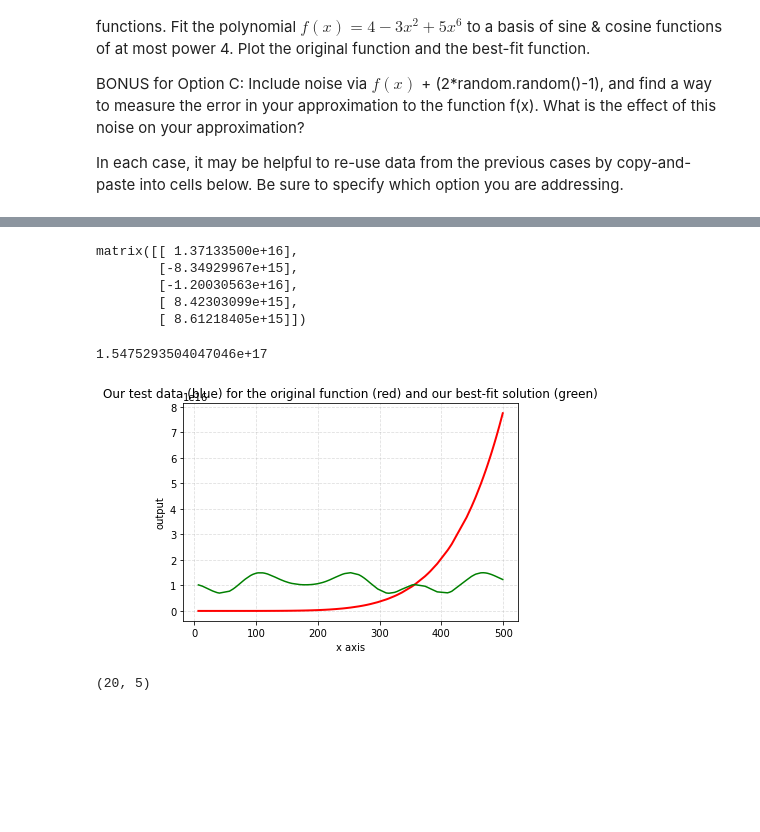
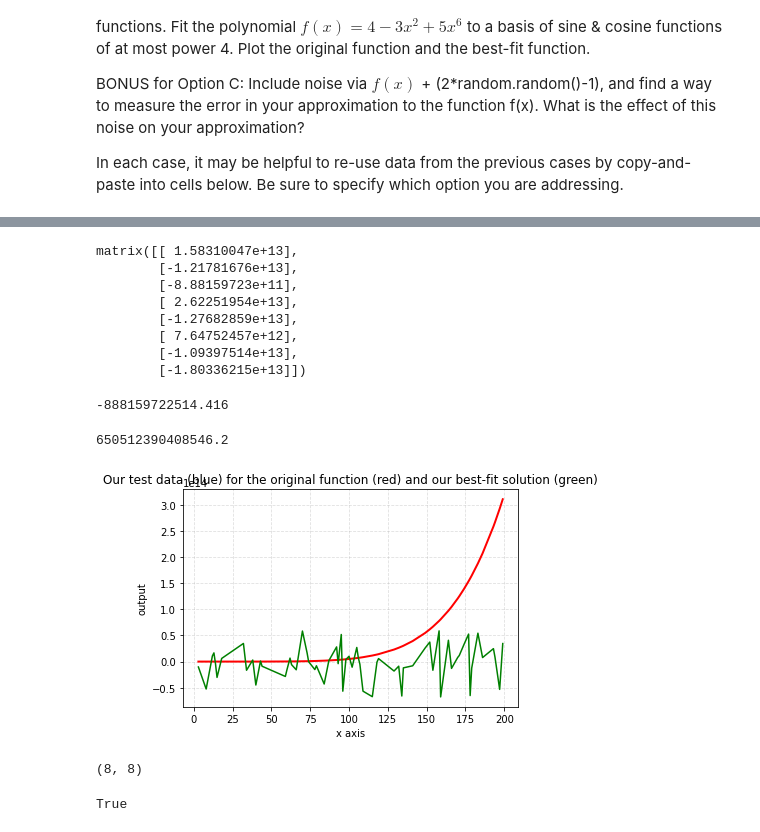
Before and after one commit to KapilKhanal/AdvLinearAlgebra, a Jupyter notebook: Project_4_Case_3_An_Interesting_Case_using_Singular_Values_and_Best_Fit.ipynb, the cells around one changed output, grey strips where cells are left out. Saved outputs shown, nothing was run; the diff lists cells and outputs as text; code cells hidden in the pictures; blank space fills up the shorter version.

```diff
--- a/Project_4_Case_3_An_Interesting_Case_using_Singular_Values_and_Best_Fit.ipynb
+++ b/Project_4_Case_3_An_Interesting_Case_using_Singular_Values_and_Best_Fit.ipynb
@@ -55,7 +57,7 @@ actual_data_y = []
 #We'll use (cough... cough...) fifty    data points:
 
     # pick a random number x for range (1,10)
-actual_data_x = np.unique(np.random.randint(low=1, high=500, size=100))
+actual_data_x = np.unique(np.random.randint(low=1, high=200, size=80))
 actual_data_y = 4 - 3*actual_data_x**2 + 5*actual_data_x**6
 actual_data_y
 # %% [output]
@@ -79,9 +83,9 @@ array([            20436,         955513156,        2974114086,
 # %%
 #Create the matrix M from the data in actual_data_x
 M_entries = []
-
+#Basis funcitons
 for x in actual_data_x:
-  M_entries.append([1, np.cos(x), np.cos(x)**2, np.cos(x)**3, np.cos(x)**4])
+  M_entries.append([np.cos(x), np.sin(x),np.cos(2*x),np.sin(2*x),np.cos(3*x),np.sin(3*x),np.cos(4*x),np.sin(4*x)])
 
 M = []
 M = np.matrix(M_entries)
@@ -97,7 +101,7 @@ xdata = []
 fdata = []
 
 #set up our 100 data points on the interval from (1, 5):
-xdata = np.random.uniform(low=1, high=500, size=100)
+xdata = np.random.randint(low=1, high=200, size=80)
 xdata = np.unique(xdata)
 # find the ouput for our function on each data point:
 fdata = 4 - 3*xdata**2 + 5*xdata**6
@@ -142,43 +126,50 @@ from scipy import linalg
 c = linalg.inv(M.transpose() * M) * M.transpose() * b
 c
 # %% [output]
-matrix([[ 1.37133500e+16],
-        [-8.34929967e+15],
-        [-1.20030563e+16],
-        [ 8.42303099e+15],
-        [ 8.61218405e+15]])
+matrix([[ 1.58310047e+13],
+        [-1.21781676e+13],
+        [-8.88159723e+11],
+        [ 2.62251954e+13],
+        [-1.27682859e+13],
+        [ 7.64752457e+12],
+        [-1.09397514e+13],
+        [-1.80336215e+13]])
+# %%
+c[2,0]
+# %% [output]
+-888159722514.416
 # %%
 error = ((b-M*c).transpose() * (b-M*c))[0,0]
 error**0.5
 # %% [output]
-1.5475293504047046e+17
+650512390408546.2
 # %%
 #Show a plot of the solutions using the best-fit method, and the SVD method:
 
 # We'll specify that x is a variable:
 x = sym.symbols('x')
 
 
 #set up our 100 data points on the interval from (-2pi, 2pi):
 
-best_fit = c[0,0]*1 + c[1,0]*np.cos(np.deg2rad(xdata))+c[2,0]*np.cos(np.deg2rad(xdata))**2 + c[3,0]*np.cos(np.deg2rad(xdata))**3 + c[4,0]*np.cos(np.deg2rad(xdata))**4
+best_fit = c[0,0]*np.cos(xdata) +c[1,0]*np.sin(xdata)+ c[2,0]*np.cos(2*xdata)+c[3,0]*np.sin(2*xdata) + c[4,0]*np.cos(3*xdata) + c[5,0]*np.sin(3*xdata) + c[6,0]*np.cos(4*xdata) + c[7,0]*np.sin(4*xdata)
 # Create the actual plot in red, and our datapoints in blue,
 # and the best-fit method in green:
 plt.plot(xdata,fdata, color='red', linewidth=2 )+plt.plot(xdata,best_fit, color='green')
 
 #Restrict the output values to this range:
 
 
 # Add a title
 plt.title('Our test data (blue) for the original function (red) and our best-fit solution (green)')
 plt.ylim()
 # Add X and y Label
 plt.xlabel('x axis')
 plt.ylabel('output')
 
 # Add a grid
 plt.grid(alpha=.4,linestyle='--')
 # %% [output]
-[figure, old version]
+[figure, new version]
 # %%
 U, S, Vh = linalg.svd(M, full_matrices=True)
@@ -185,3 +177,7 @@ U, S, Vh = linalg.svd(M, full_matrices=True)
+# %%
+Vh.shape
+# %% [output]
+(8, 8)
 # %%
 # We can compare the original matrix M to the matrix reconstructed (called a1) from the SVD:
 # If they are close, then allclose(M, a1) should be True.
@@ -190,12 +186,12 @@ U, S, Vh = linalg.svd(M, full_matrices=True)
 sigma = np.zeros((U.shape[1], Vh.shape[0]))
 for i in range(min(sigma.shape)):
      sigma[i, i] = S[i]
-a1 = np.dot(U, np.dot(sigma, Vh))
+a1 = np.dot(U, np.dot(sigma, Vh.T))
 #does a1 approximate M?
+a1.shape
 np.allclose(M, a1)
-np.shape(sigma_use)
 # %% [output]
-(20, 5)
+True
 # %%
 #  and  discard U_d, Sigma_d, Vh_d
 useSigs = 5
```
Also changed, not shown: parts of 10 cells of this notebook.
